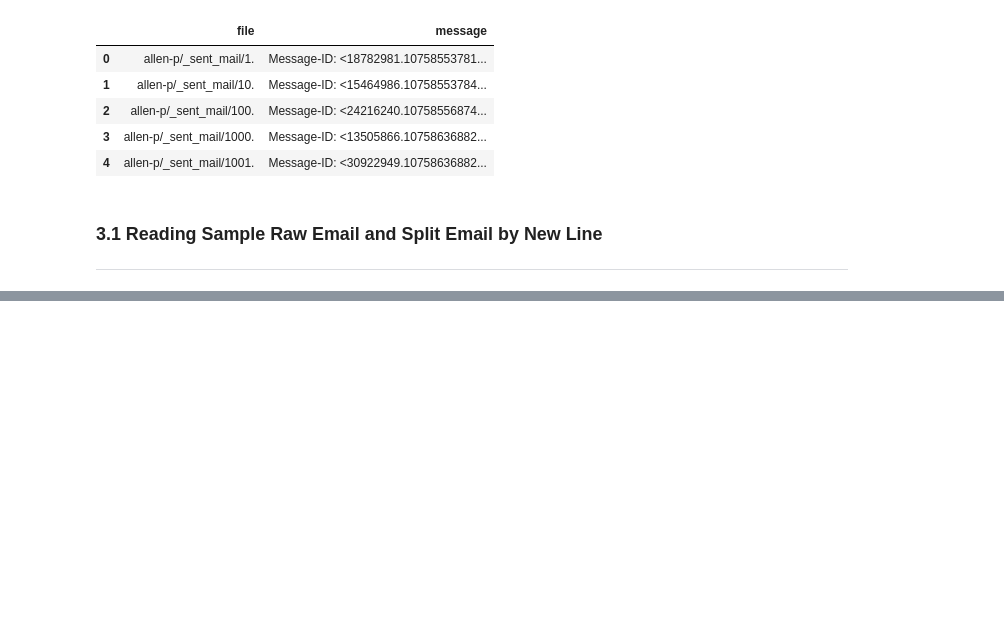
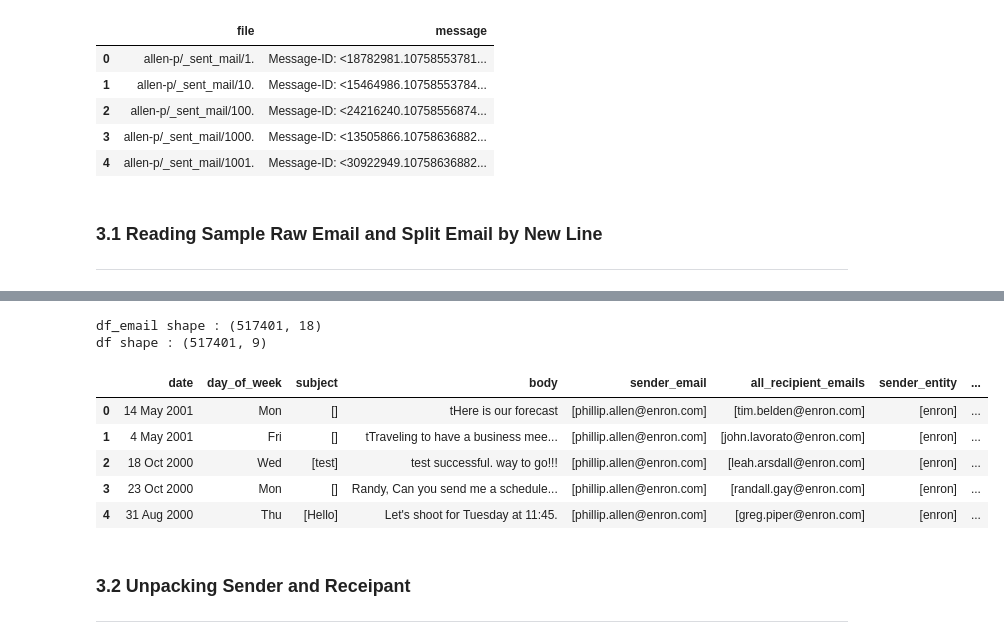
Before and after one commit to 86lekwenshiung/Graph-Network-for-Fraud-Analysis, a Jupyter notebook: Graph_Network_Visualisation.ipynb, the cells around one changed output, grey strips where cells are left out. Cells and saved outputs as stored; diff of their text form; code cells hidden in the pictures; blank space fills up the shorter version.

```diff
--- a/Graph_Network_Visualisation.ipynb
+++ b/Graph_Network_Visualisation.ipynb
@@ -11,6 +11,7 @@ import numpy as np
 import random
 import re
 pd.set_option('display.max_column' , None)
+pd.set_option('display.max_rows',20)
 
 # Network and Graph Related
 import plotly.graph_objects as go
@@ -18,13 +19,6 @@ import networkx as nx
 
 
 # !pip install igraph
-
-
-
-# https://melaniewalsh.github.io/Intro-Cultural-Analytics/06-Network-Analysis/02-Making-Network-Viz-with-Bokeh.html
-# https://melaniewalsh.github.io/Intro-Cultural-Analytics/06-Network-Analysis/01-Network-Analysis.html
-# https://towardsdatascience.com/visualizing-networks-in-python-d70f4cbeb259
-# https://towardsdatascience.com/how-to-download-and-visualize-your-twitter-network-f009dbbf107b
 # %%
 from google.colab import drive
 drive.mount('/content/gdrive')
@@ -490,0 +475,48 @@ df_email
+# %%
+df_email["day_of_week"] = df_email.loc[:,"date"].apply(lambda x : x[5:9])
+df_email.loc[:,"date"] = df_email.loc[:,"date"].apply(lambda x : x[10:22])
+
+#- extract sender and recipient email
+df_email.loc[:,"sender_email"] = df_email.loc[:,"sender_email"].apply(lambda x : extract_emails(x, "From: "))
+df_email.loc[:,"recipient_email"] = df_email.loc[:,"recipient_email"].apply(lambda x : extract_emails(x, "To: "))
+df_email.loc[:,"cc"] = df_email.loc[:,"cc"].apply(lambda x : extract_emails(x, "Cc: "))
+df_email.loc[:,"bcc"] = df_email.loc[:,"bcc"].apply(lambda x : extract_emails(x, "Bcc: "))
+df_email["all_recipient_emails"] = df_email.apply(lambda x : list(x["recipient_email"]) + list(x["cc"]) + list(x["bcc"]), axis = 1)
+df_email["num_recipient"] = df_email.recipient_email.apply(lambda x : len(x)) + df_email.cc.apply(lambda x : len(x)) + \
+                                df_email.bcc.apply(lambda x : len(x))
+
+#- extract sender and recipient entity info
+df_email["sender_entity"]    = df_email.loc[:,"sender_email"].apply(lambda x : extract_entity(x))
+df_email["recipient_entity_to"] = df_email.loc[:,"recipient_email"].apply(lambda x : extract_entity(x))
+df_email["recipient_entity_cc"] = df_email.loc[:,"cc" ].apply(lambda x : extract_entity(x))
+df_email["recipient_entity_bcc"] = df_email.loc[:,"bcc"].apply(lambda x : extract_entity(x))
+df_email["all_recipient_entities"] = df_email.apply(lambda x : \
+                                                 x["recipient_entity_to" ] | \
+                                                 x["recipient_entity_cc" ] | \
+                                                 x["recipient_entity_bcc"], axis = 1)
+
+df_email["sender_entity"] = df_email.sender_entity.apply(lambda x : list(x))
+df_email["all_recipient_entities"] = df_email.all_recipient_entities.apply(lambda x : list(x))
+
+#- extract subject
+df_email.loc[:,"subject"] = df_email.loc[:,"subject"].apply(lambda x : extract_subject(x))
+
+#=== select and reorder the colums
+df = df_email.loc[:,["date","day_of_week","subject","body","sender_email","all_recipient_emails",
+                                 "sender_entity","all_recipient_entities","num_recipient"]]
+# %%
+print('df_email shape :' , df_email.shape)
+print('df shape :' , df.shape)
+df.head()
+# %% [output]
+df_email shape : (517401, 18)
+df shape : (517401, 9)
+|  | date | day_of_week | subject | body | sender_email | all_recipient_emails | sender_entity | ... |
+| 0 | 14 May 2001 | Mon | [] | tHere is our forecast | [phillip.allen@enron.com] | [tim.belden@enron.com] | [enron] | ... |
+| 1 | 4 May 2001 | Fri | [] | tTraveling to have a business mee... | [phillip.allen@enron.com] | [john.lavorato@enron.com] | [enron] | ... |
+| 2 | 18 Oct 2000 | Wed | [test] | test successful. way to go!!! | [phillip.allen@enron.com] | [leah.arsdall@enron.com] | [enron] | ... |
+| 3 | 23 Oct 2000 | Mon | [] | Randy, Can you send me a schedule... | [phillip.allen@enron.com] | [randall.gay@enron.com] | [enron] | ... |
+| 4 | 31 Aug 2000 | Thu | [Hello] | Let's shoot for Tuesday at 11:45. | [phillip.allen@enron.com] | [greg.piper@enron.com] | [enron] | ... |
+# %% [markdown]
+### 3.2 Unpacking Sender and Receipant
+___
```
Also changed, not shown: parts of 18 cells of this notebook.
